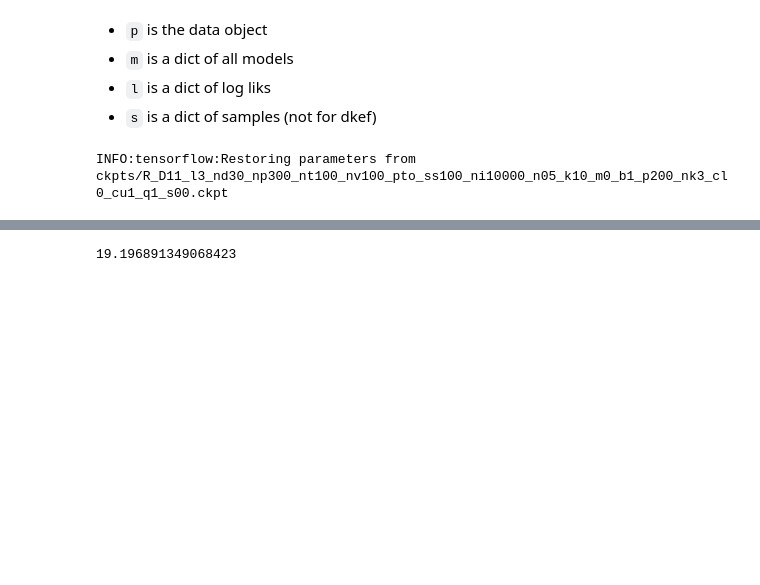
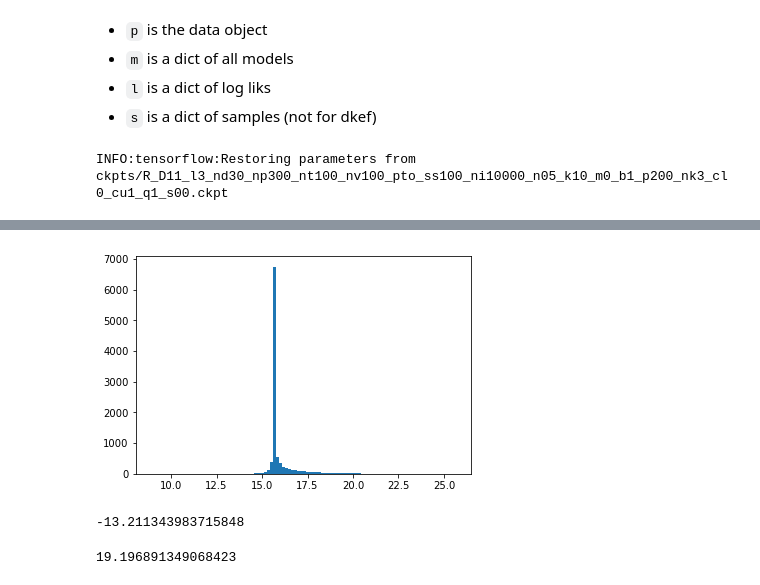
Before and after one commit to kevin-w-li/deep-kexpfam, a Jupyter notebook: load_all_models.ipynb, the cells around one changed output, grey strips where cells are left out. Drawn from its saved outputs; the diff is of its cells as text; code cells hidden in the pictures; blank space fills up the shorter version.

```diff
--- a/load_all_models.ipynb
+++ b/load_all_models.ipynb
@@ -40 +56,9 @@ d.estimate_normaliser(100000)
+# %%
+plt.hist(logr, bins=100);
+# %% [output]
+[figure, added]
+# %%
+d.eval(p.test_data, n=10**5).mean()
+# %% [output]
+-13.211343983715848
 # %%
```
Also changed, not shown: parts of 7 cells of this notebook, 5 other files.
